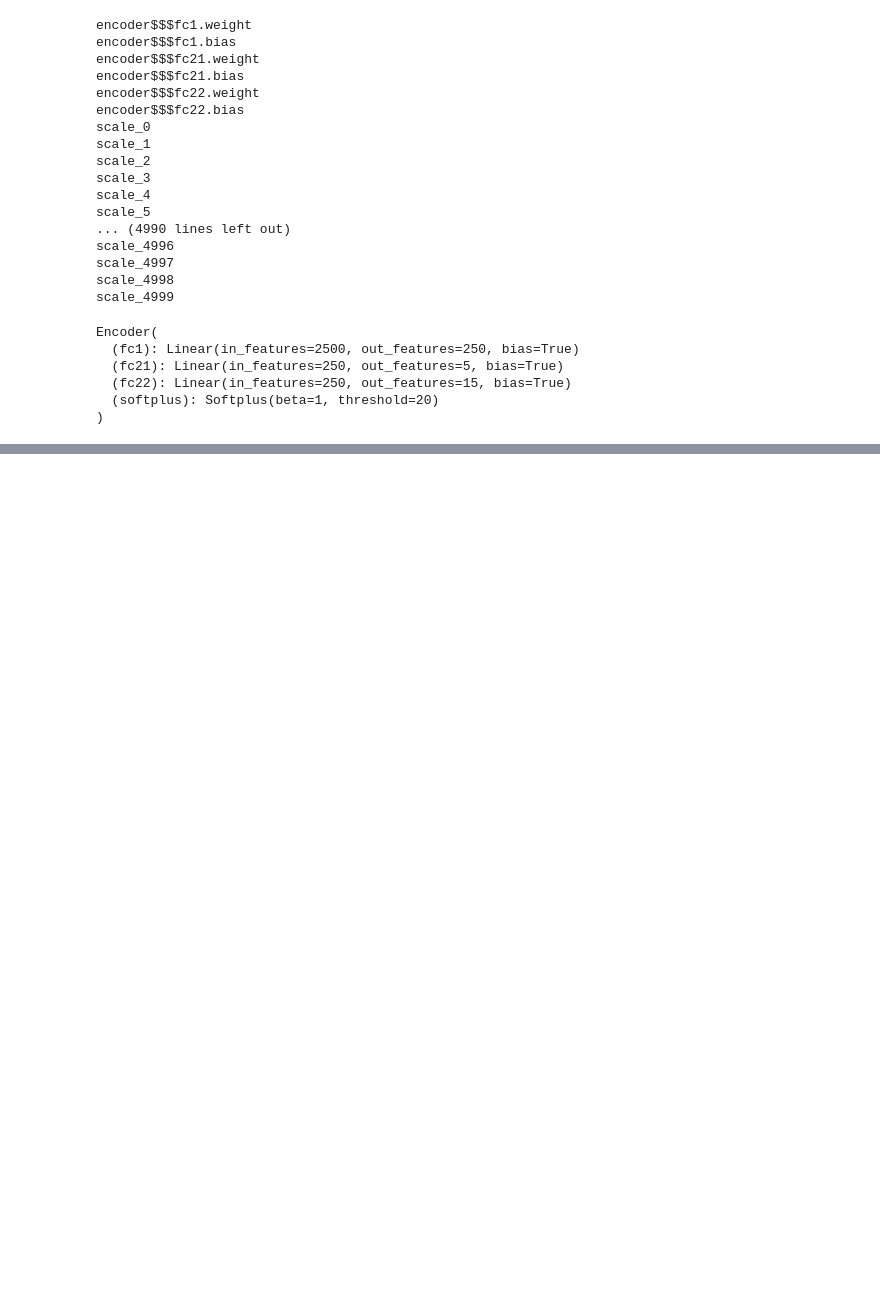
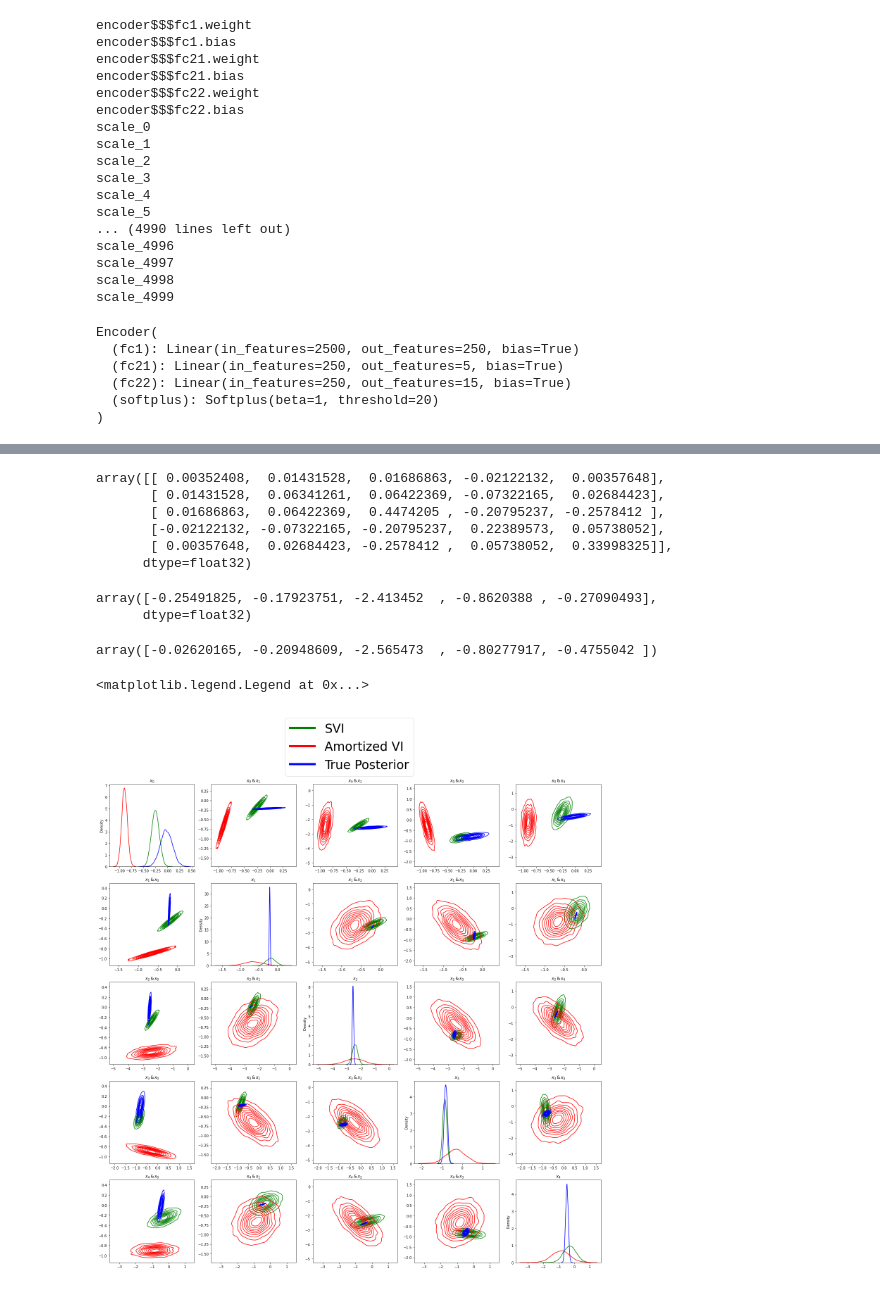
Before and after one commit to kmana1995/BayesianModeling, a Jupyter notebook: AVI(Attempt) + Kyle Changes.ipynb, the cells around one changed output, grey strips where cells are left out. Cells and saved outputs as stored; diff of their text form; code cells hidden in the pictures; blank space fills up the shorter version.

```diff
--- a/AVI(Attempt) + Kyle Changes.ipynb
+++ b/AVI(Attempt) + Kyle Changes.ipynb
@@ -351,12 +352 @@ array([[ 0.4368409 ,  0.3263902 ,  0.10153512,  0.01014484, -0.15780757],
       dtype=float32)
-# %%
-tru = np.random.multivariate_normal(mean_act, sigma_act, 5000).T
-avi = np.random.multivariate_normal(mean_pred[0], mean_sigma[0], 5000).T
-for idx, val in enumerate(sigma_act[0]):
-    if idx<4:
-        ax = plt.subplot(1,5,idx+1)
-        sns.kdeplot(tru[0], tru[idx+1], label='True', color='Red')
-        sns.kdeplot(avi[0], avi[idx+1], label='AVI', color='Blue').set(title = f'$x_1 & x_{idx+2}$')
-        #plt.subplot(5,5,2*(idx+1))
-        #sns.kdeplot(tru[1], tru[idx+1], label='True', color='Red')
-        #sns.kdeplot(avi[1], avi[idx+1], label='AVI', color='Blue')
@@ -364,0 +407,3 @@ for idx, val in enumerate(sigma_act[0]):
+# %%
+mean_svi = pyro.param('mu_mu').data.cpu().numpy()
+std_svi = pyro.param('mu_std').data.cpu().numpy()
@@ -364,0 +419,18 @@ for idx, val in enumerate(sigma_act[0]):
+# %%
+mean_sigma[0]
+# %% [output]
+array([[ 0.00352408,  0.01431528,  0.01686863, -0.02122132,  0.00357648],
+       [ 0.01431528,  0.06341261,  0.06422369, -0.07322165,  0.02684423],
+       [ 0.01686863,  0.06422369,  0.4474205 , -0.20795237, -0.2578412 ],
+       [-0.02122132, -0.07322165, -0.20795237,  0.22389573,  0.05738052],
+       [ 0.00357648,  0.02684423, -0.2578412 ,  0.05738052,  0.33998325]],
+      dtype=float32)
+# %%
+mean_svi
+# %% [output]
+array([-0.25491825, -0.17923751, -2.413452  , -0.8620388 , -0.27090493],
+      dtype=float32)
+# %%
+mean_act
+# %% [output]
+array([-0.02620165, -0.20948609, -2.565473  , -0.80277917, -0.4755042 ])
@@ -364,0 +443,23 @@ for idx, val in enumerate(sigma_act[0]):
+# %%
+tru = np.random.multivariate_normal(mean_act, sigma_act, 5000).T
+avi = np.random.multivariate_normal(mean_pred[0], mean_sigma[0], 5000).T
+svi = np.random.multivariate_normal(mean_svi, std_svi, 5000).T
+fig, axes = plt.subplots(5,5, figsize=(25,25))
+for idx, val in enumerate(sigma_act[0]):
+    for idx2, val2 in enumerate(sigma_act[0]):
+        if idx==idx2:
+            sns.kdeplot(svi[idx], label='SVI', color='Green', ax=axes[idx2,idx])
+            sns.kdeplot(avi[idx], label='AVI', color='Red', ax=axes[idx2,idx])
+            sns.kdeplot(tru[idx], label='True', color='Blue', ax=axes[idx2,idx]).set(title = f'$x_{idx2}$')
+        else:
+            if idx<=4 and idx2<=4:
+                sns.kdeplot(svi[idx2], svi[idx], label='SVI', color='Green', ax=axes[idx2,idx])
+                sns.kdeplot(avi[idx2], avi[idx], label='AVI', color='Red', ax=axes[idx2,idx])
+                sns.kdeplot(tru[idx2], tru[idx], label='True', color='Blue', ax=axes[idx2,idx]).set(title = f'$x_{idx2} \, & \, x_{idx}$')
+custom_lines = [Line2D([0], [0], color='Green', lw=6),
+                Line2D([0], [0], color='Red', lw=6),
+                Line2D([0], [0], color='Blue', lw=6)]
+fig.legend(custom_lines, ['SVI', 'Amortized VI', 'True Posterior'], loc = 'upper center', prop={'size': 35})
+# %% [output]
+<matplotlib.legend.Legend at 0x...>
+[figure, added]
```
Also changed, not shown: parts of 15 cells of this notebook.
